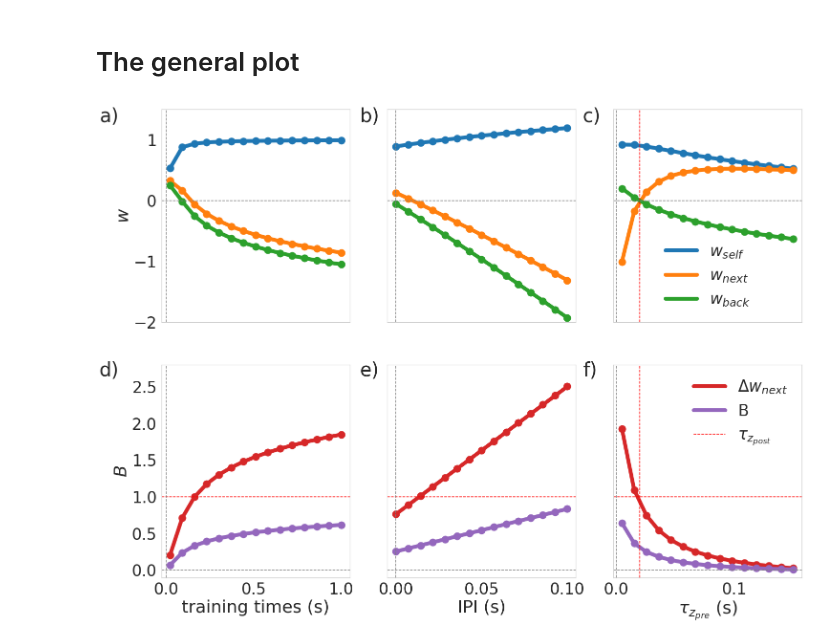
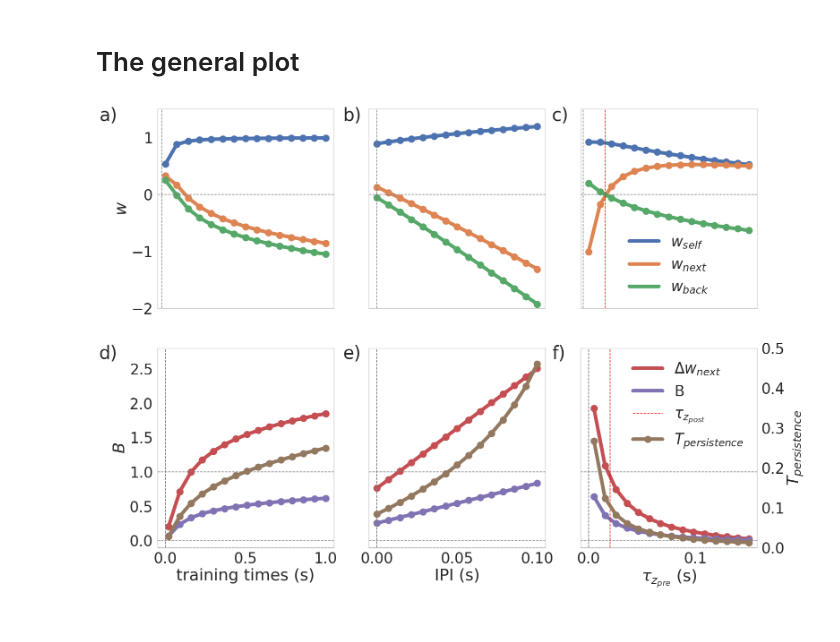
Before and after one commit to h-mayorquin/sequence_learning_paper, a Jupyter notebook: jupyter/2018-09-06(Weights with homogenous protocol graph).ipynb, the cells around one changed output. Saved outputs shown, nothing was run; the diff lists cells and outputs as text; code cells hidden in the pictures.

```diff
--- a/jupyter/2018-09-06(Weights with homogenous protocol graph).ipynb
+++ b/jupyter/2018-09-06(Weights with homogenous protocol graph).ipynb
@@ -89,15 +92,17 @@ def calculate_relevant_connectivities(w_dic, manager):
 values_to_save_string = ['w_self_theo', 'w_self_sim', 'w_next_theo', 'w_next_sim',
                          'w_rest_ahead_theo', 'w_rest_ahead_sim', 'w_back_theo', 'w_back_sim',
                          'w_rest_back_theo', 'w_rest_back_sim', 'w_next_diff_theo', 'w_next_diff_sim',
-                         'B_theo', 'B_sim']
+                         'B_theo', 'B_sim', 'T_per']
 
 values_to_plot_string1 = ['w_self', 'w_next', 'w_back']
 values_to_plot_string2 = ['w_next_diff',  'B']
 values_to_plot_string_rest = ['w_rest_back', 'w_rest_ahead']
+values_to_plot_time = ['T_per']
 
 labels_dic = {'w_self': r'$w_{self}$', 'w_next':r'$w_{next}$', 'w_rest':r'$w_{rest}$', 'w_back':r'$w_{back}$',
               'w_next_diff':r'$\Delta w_{next}$', 'B': 'B',
-              'w_rest_ahead':r'$w_{rest_{ahead}}$', 'w_rest_back': r'$w_{rest_{back}}$'}
+              'w_rest_ahead':r'$w_{rest_{ahead}}$', 'w_rest_back': r'$w_{rest_{back}}$',
+              'T_per':r'$T_{persistence}$'}
 # %% [markdown]
 #### Calculate connectivities
 # %%
@@ -105,7 +110,7 @@ def calculate_connectivites(tt, ipi, tau_z_pre, tau_z_post=0.005):
 
     strict_maximum = True
 
-    g_a = 1.0
+    g_a = g_a_big
     g_I = 10.0
     tau_a = 0.250
     G = 1.0
@@ -223,7 +228,7 @@ def plot_B(results_dictionary, ax=None, legend=True, x_label=True, y_label=True,
     if y_label:
         ax.set_ylabel(r'$B$')
 
-    ax.axhline(1.0, ls='--', color='red')
+    ax.axhline(1.0, ls='--', color='gray')
     ax.axhline(0, ls='--', color='gray')
     ax.axvline(0, ls='--', color='gray')
 
@@ -471,6 +511,11 @@ Wall time: 3.98 s
 # %%
 results_dictionary = tau_z_dictionary
 plot_weights(results_dictionary)
-plot_B(results_dictionary, ax=None, legend=True);
-plot_rest_weights(results_dictionary, ax=None, legend=True);
+ax = plot_B(results_dictionary, ax=None, legend=False)
+axt = ax.twinx()
+axt = plot_persistent_times(results_dictionary, ax=axt, legend=False);
+h1, l1 = ax.get_legend_handles_labels()
+h2, l2 = axt.get_legend_handles_labels()
+ax.legend(h1+h2, l1+l2, frameon=False)
+plot_rest_weights(results_dictionary, ax=None, legend=True)
 # %% [output]
@@ -490,81 +536,120 @@ save = True
 captions = True
 size = 10
 legend = False
+both_labels = False   # This controls that only the the labels for the theoretical points appear.
 ylim = [-2.0, 1.5]
 Bylim = [-0.1, 2.8]
+Tlim= [0.0, 0.500]
+plot_persistences = True
 
 fig = plt.figure(figsize=(int(size_factor * 16), int(size_factor * 12)))
 gs = gridspec.GridSpec(2, 3)
 
+#################
 # Training time
+################
 results_dictionary = tt_dictionary
 
 ax11 = fig.add_subplot(gs[0, 0])
 ax11 = plot_weights(results_dictionary, ax=ax11, legend=legend, x_label=False)
+ax11.set_ylim(ylim)
 ax11.tick_params(axis='x', which='both', bottom=False, top=False, labelbottom=False)
-ax11.set_ylim(ylim)
 
 ax21 = fig.add_subplot(gs[1, 0])
 ax21 = plot_B(results_dictionary, ax=ax21, legend=legend);
 ax21.set_ylim(Bylim)
 
+if plot_persistences:
+    axt21 = ax21.twinx()
+    axt21 = plot_persistent_times(results_dictionary, ax=axt21, y_label=False, legend=False);
+    axt21.set_ylim(Tlim)
+    axt21.tick_params(axis='both', which='both', bottom=False, left=False, right=False, labelright=False)
+
+ax21.tick_params(axis='y', which='both', left=False, right=False)
+
+###############
 # IPI
+###############
 results_dictionary = ipi_dictionary
 
 ax12 = fig.add_subplot(gs[0, 1])
 ax12 = plot_weights(results_dictionary, ax=ax12, legend=legend, x_label=False, y_label=False)
-ax12.tick_params(axis='x', which='both', bottom=False, top=False, labelbottom=False)
 ax12.set_ylim(ylim)
-ax12.tick_params(axis='y', which='both', bottom=False, top=False, labelleft=False)
+ax12.tick_params(axis='both', which='both', bottom=False, top=False, labelbottom=False, labelleft=False)
 
 
 
 ax22 = fig.add_subplot(gs[1, 1])
 ax22 = plot_B(results_dictionary, ax=ax22, legend=legend, y_label=False);
 ax22.set_ylim(Bylim)
-ax22.tick_params(axis='y', which='both', bottom=False, top=False, labelleft=False)
 
+if plot_persistences:
+    axt22 = ax22.twinx()
+    axt22 = plot_persistent_times(results_dictionary, ax=axt22, y_label=False, legend=False);
+    axt22.set_ylim(Tlim)
+    axt22.tick_params(axis='both', which='both', bottom=False, left=False, right=False, labelright=False)
+
+
+ax22.tick_params(axis='y', which='both', left=False, bottom=False, labelleft=False)
+
+#######################
 # tau_z
+######################3
 results_dictionary = tau_z_dictionary
 
 ax13 = fig.add_subplot(gs[0, 2])
-ax13 = plot_weights(results_dictionary, ax=ax13, legend=True, x_label=False, y_label=False, both_labels=False)
+ax13 = plot_weights(results_dictionary, ax=ax13, legend=True, x_label=False, y_label=False, both_labels=both_labels)
 ax13.axvline(tau_z_post, ls='--', color='red', label=r'$\tau_{z_{post}}$')
-ax13.tick_params(axis='x', which='both', bottom=False, top=False, labelbottom=False)
 ax13.set_ylim(ylim)
-ax13.tick_params(axis='y', which='both', bottom=False, top=False, labelleft=False)
+ax13.tick_params(axis='both', which='both', bottom=False, top=False, labelbottom=False, labelleft=False)
 
 
 ax23 = fig.add_subplot(gs[1, 2])
-ax23 = plot_B(results_dictionary, ax=ax23, legend=False, y_label=False, both_labels=False);
+ax23 = plot_B(results_dictionary, ax=ax23, legend=False, y_label=False, both_labels=both_labels);
 ax23.axvline(tau_z_post, ls='--', color='red', label=r'$\tau_{z_{post}}$')
 ax23.set_ylim(Bylim)
-ax23.legend(frameon=False)
-ax23.tick_params(axis='y', which='both', bottom=False, top=False, labelleft=False)
+# ax23.set_xlim([-0.010, 0.180])
+
+if plot_persistences:
+    axt23 = ax23.twinx()
+    axt23 = plot_persistent_times(results_dictionary, ax=axt23,  legend=False);
+    axt23.set_ylim(Tlim)
+    axt23.tick_params(axis='y', which='both', left=False, bottom=False, top=False, right=False)
+
+
+    h1, l1 = ax23.get_legend_handles_labels()
+    h2, l2 = axt23.get_legend_handles_labels()
+    ax23.legend(h1+h2, l1+l2, frameon=False)
+else:
+    ax23.legend(frameon=False)
+
+ax23.tick_params(axis='y', which='both', left=False, bottom=False, top=False, labelleft=False)
+
+
 
 
 if captions:
     size = 40
     xpoint1 = 0.05
     xpoint2 = 0.365
     xpoint3 = 0.635
 
     ypoint1 = 0.86
     ypoint2 = 0.45
 
     fig.text(xpoint1, ypoint1, 'a)', size=size)
     fig.text(xpoint2, ypoint1, 'b)', size=size)
     fig.text(xpoint3, ypoint1, 'c)', size=size)
 
     fig.text(xpoint1, ypoint2, 'd)', size=size)
     fig.text(xpoint2, ypoint2, 'e)', size=size)
     fig.text(xpoint3, ypoint2, 'f)', size=size)
 
 if save:
     directory = '../plot_producers/'
     file_name = 'training'
     format_string = '.pdf'
     string_to_save = directory + file_name + format_string
     fig.savefig(string_to_save, frameon=False, dpi=110, bbox_inches='tight')
 # %% [output]
-[figure, old version]
+[figure, new version]
```
Also changed, not shown: parts of 12 cells of this notebook, 6 other files.
